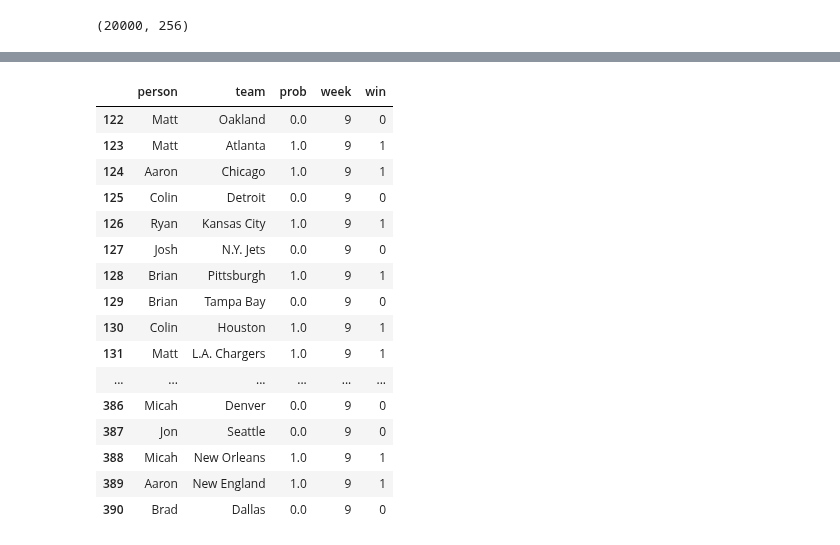
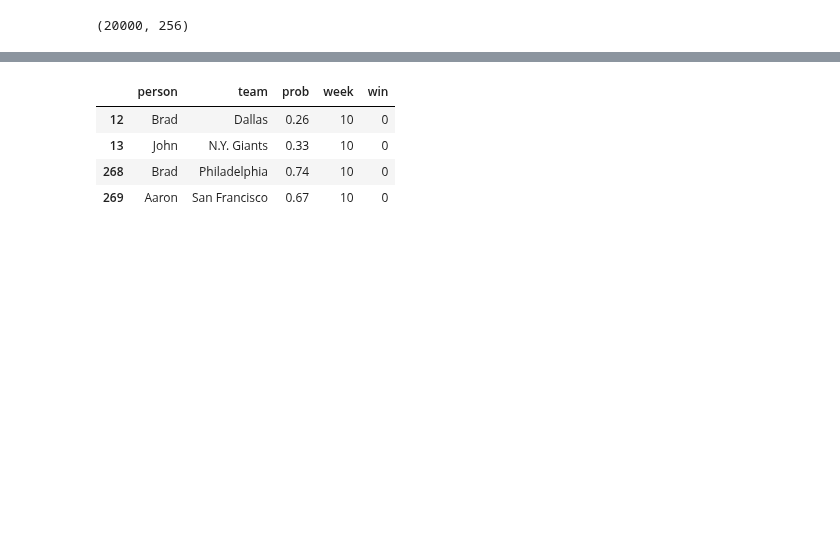
Before and after one commit to rytido/justfun, a Jupyter notebook: WinsPool.ipynb, the cells around one changed output, grey strips where cells are left out. Saved outputs shown, nothing was run; the diff lists cells and outputs as text; code cells hidden in the pictures; blank space fills up the shorter version.

```diff
--- a/WinsPool.ipynb
+++ b/WinsPool.ipynb
@@ -312,25 +312,13 @@ open("report.txt", "w").write(text)
 # %%
 # games left for given week
-#df_union[(df_union.prob!=0) & (df_union.prob!=1) & (df_union.week==9)]
-df_union[(df_union.week==9)]
+df_union[(df_union.prob!=0) & (df_union.prob!=1) & (df_union.week==10)]
+#df_union[(df_union.week==10)]
 # %% [output]
 |  | person | team | prob | week | win |
-| 122 | Matt | Oakland | 0.0 | 9 | 0 |
-| 123 | Matt | Atlanta | 1.0 | 9 | 1 |
-| 124 | Aaron | Chicago | 1.0 | 9 | 1 |
-| 125 | Colin | Detroit | 0.0 | 9 | 0 |
-| 126 | Ryan | Kansas City | 1.0 | 9 | 1 |
-| 127 | Josh | N.Y. Jets | 0.0 | 9 | 0 |
-| 128 | Brian | Pittsburgh | 1.0 | 9 | 1 |
-| 129 | Brian | Tampa Bay | 0.0 | 9 | 0 |
-| 130 | Colin | Houston | 1.0 | 9 | 1 |
-| 131 | Matt | L.A. Chargers | 1.0 | 9 | 1 |
-| ... | ... | ... | ... | ... | ... |
-| 386 | Micah | Denver | 0.0 | 9 | 0 |
-| 387 | Jon | Seattle | 0.0 | 9 | 0 |
-| 388 | Micah | New Orleans | 1.0 | 9 | 1 |
-| 389 | Aaron | New England | 1.0 | 9 | 1 |
-| 390 | Brad | Dallas | 0.0 | 9 | 0 |
+| 12 | Brad | Dallas | 0.26 | 10 | 0 |
+| 13 | John | N.Y. Giants | 0.33 | 10 | 0 |
+| 268 | Brad | Philadelphia | 0.74 | 10 | 0 |
+| 269 | Aaron | San Francisco | 0.67 | 10 | 0 |
 # %%
 # scores by week
 df_totals = df_union[(df_union.prob==0) | (df_union.prob==1)].groupby(['week', 'person']).sum().reset_index()
```
Also changed, not shown: parts of 10 cells of this notebook, 4 other files.
